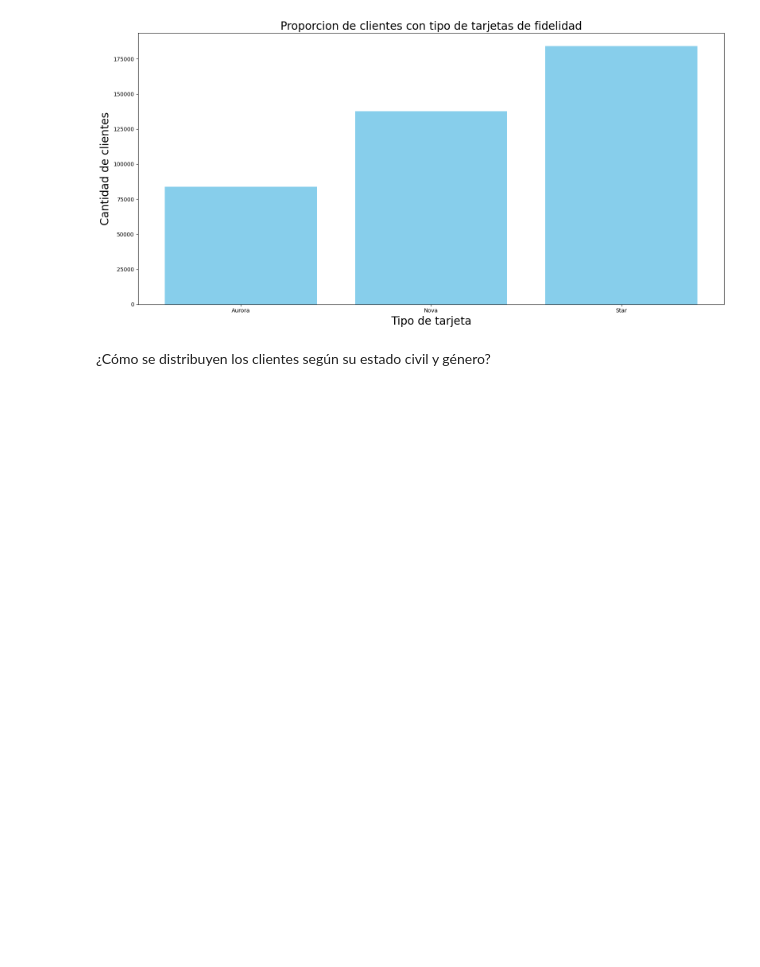
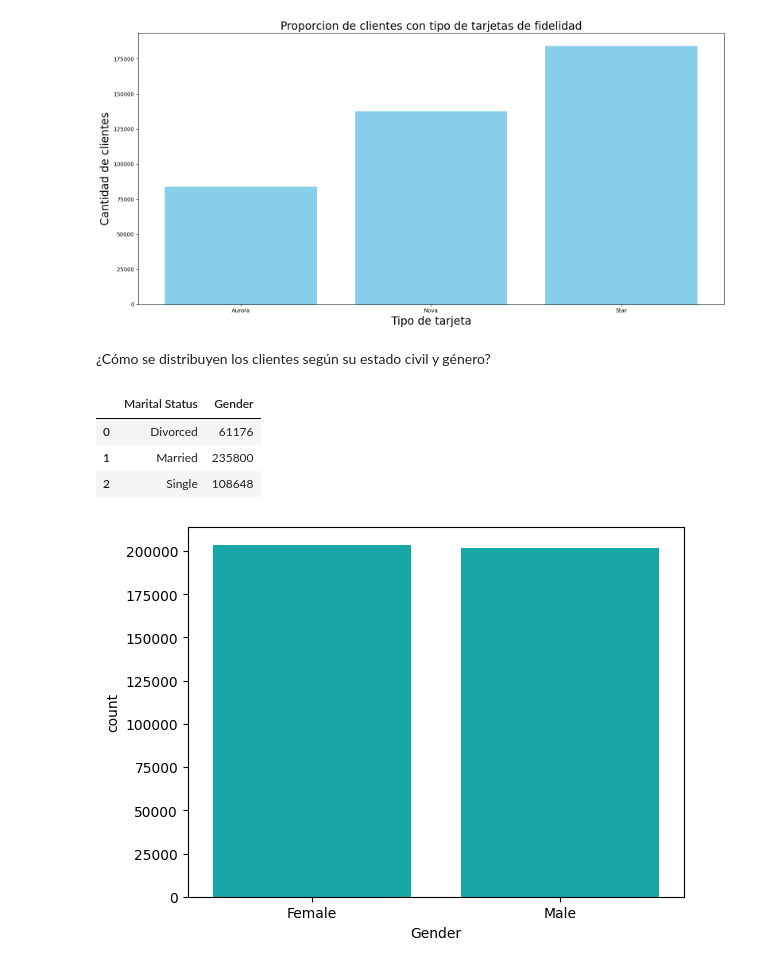
Before and after one commit to Adalab/bda-modulo-3-evaluacion-final-FrancaTortaroloo, a Jupyter notebook: Respuestas.ipynb, the cells around one changed output. Cells and saved outputs as stored; diff of their text form; code cells hidden in the pictures; blank space fills up the shorter version.

```diff
--- a/Respuestas.ipynb
+++ b/Respuestas.ipynb
@@ -232,0 +271,6 @@ Después del 'fillna' tenemos 0 nulos
+# %%
+#Sustituimos valores negativos por positivos
+merge.loc[merge['Salary'] < 0, 'Salary'] = merge['Salary'].abs()
+
+#Comprobamos que ya no hay valores negativos
+merge[merge['Salary'] < 0]
@@ -363,3 +413,19 @@ plt.show()
 [figure]
 # %% [markdown]
 ¿Cómo se distribuyen los clientes según su estado civil y género?
+# %%
+#Agrupar para facilitar la visualizacion
+
+grouped_df = merge.groupby('Marital Status')['Gender'].count().reset_index()
+grouped_df
+# %% [output]
+|  | Marital Status | Gender |
+| 0 | Divorced | 61176 |
+| 1 | Married | 235800 |
+| 2 | Single | 108648 |
+# %%
+sns.countplot(x = "Gender",
+              data = merge,
+              color = "c");
+# %% [output]
+[figure, added]
```
Also changed, not shown: parts of 5 cells of this notebook.
